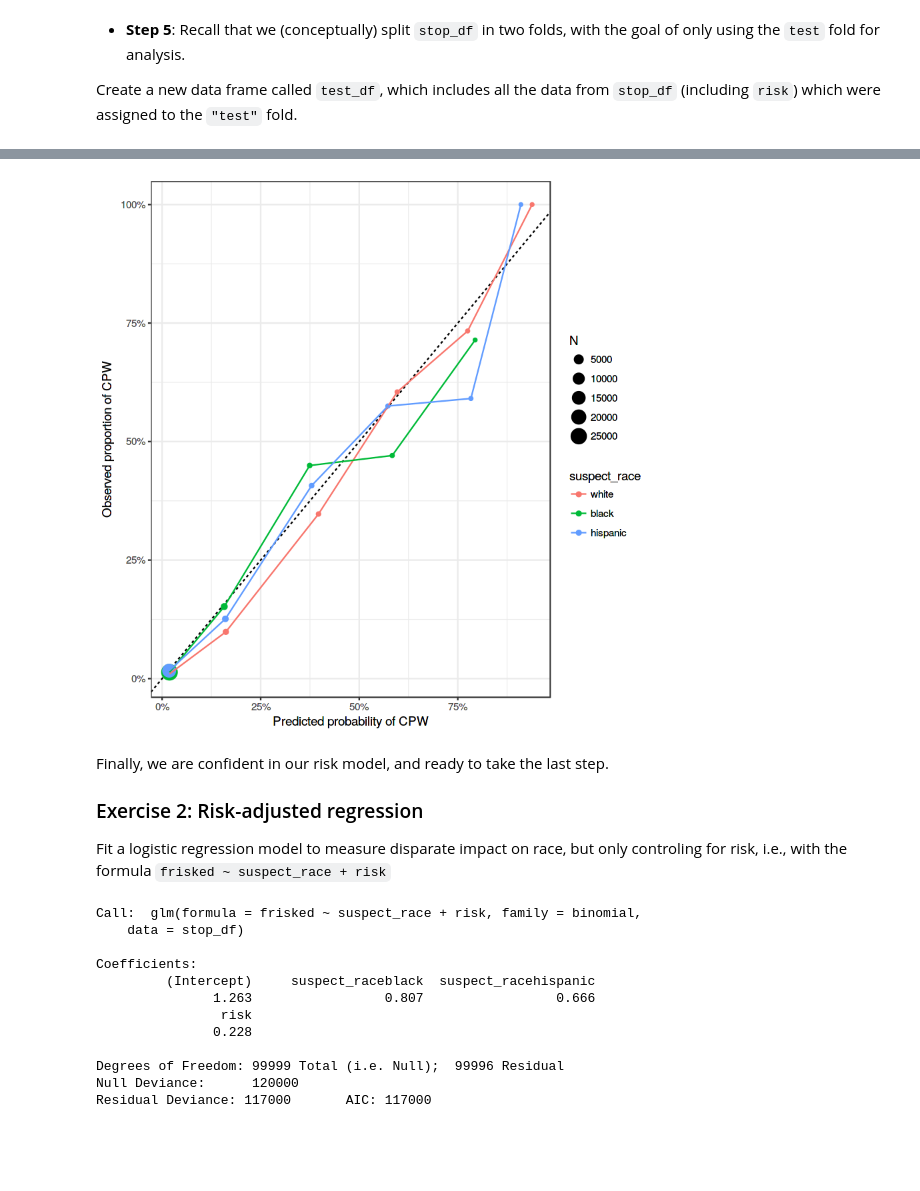
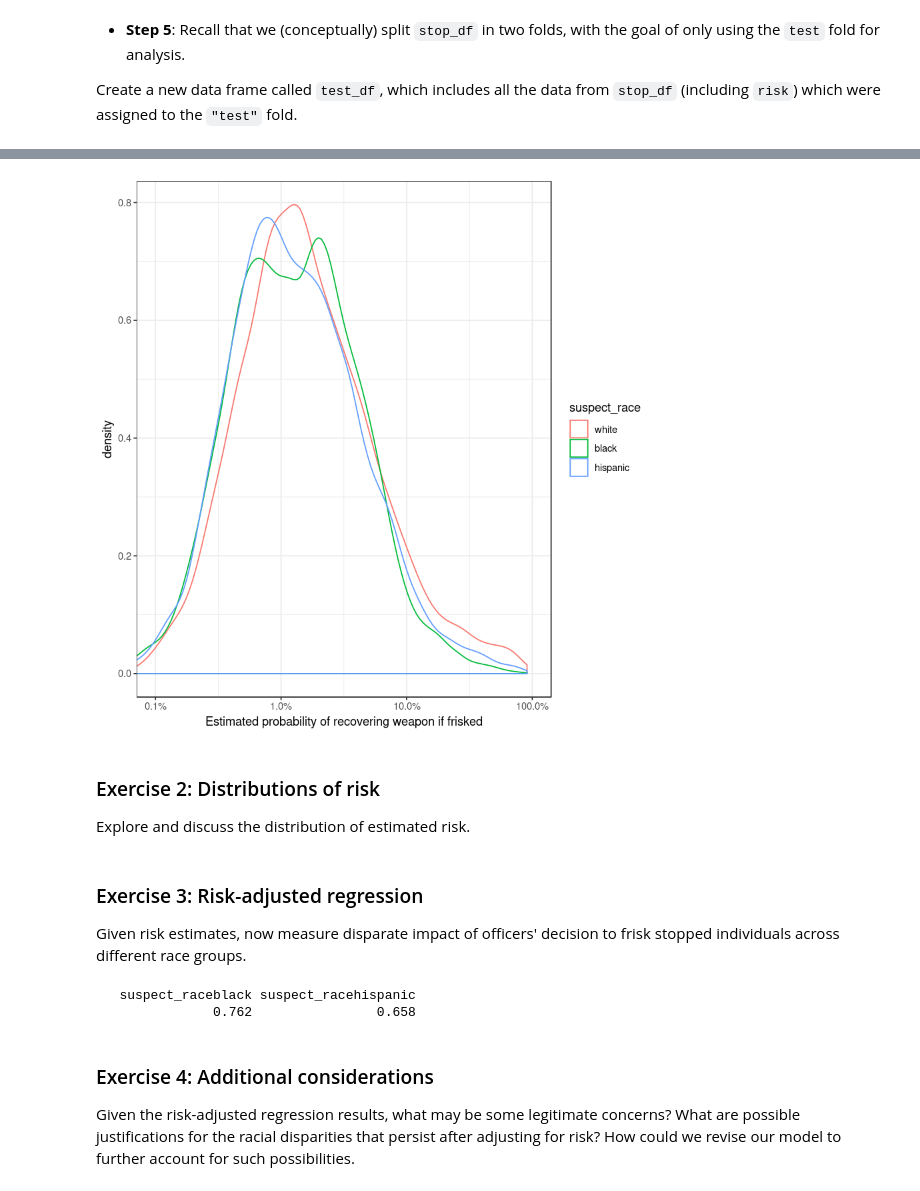
Before and after one commit to stanford-policylab/law-order-algo, a Jupyter notebook: notebooks/week-5-included_var_bias_2-answers.ipynb, the cells around one changed output, grey strips where cells are left out. Saved outputs shown, nothing was run; the diff lists cells and outputs as text; code cells hidden in the pictures; blank space fills up the shorter version.

```diff
--- a/notebooks/week-5-included_var_bias_2-answers.ipynb
+++ b/notebooks/week-5-included_var_bias_2-answers.ipynb
@@ -125,7 +123,7 @@ stop_df <- stop_df %>%
 # Subset the stop_df data to train cases where the individual was frisked
 # WRITE CODE HERE
 # START solution
-frisk_df <- stop_df %>%
+frisked_train_df <- stop_df %>%
     filter(fold == "train", frisked)
 # END solution
 # %% [markdown]
@@ -134,8 +134,8 @@ frisk_df <- stop_df %>%
 # Using the subset of data from Step 2, fit the logistic regression model: found_weapon ~ (all legitimate features in feats)
 # WRITE CODE HERE
 # START solution
-risk_formula <- as.formula(paste("found_weapon ~", paste(feats, collapse = "+")))
-risk_model <- glm(risk_formula, data = frisk_df, family = binomial)
+risk_formula <- reformulate(feats, response = "found_weapon")
+risk_model <- glm(risk_formula, data = frisked_train_df, family = binomial)
 # END solution
 # %% [markdown]
 * **Step 4**: Use the `risk_model` from above to generate a column of model estimated risk (we'll name this column `risk`) on the original `stop_df` data.
@@ -153,6 +153,10 @@ stop_df <- stop_df %>%
 
 Create a new data frame called `test_df`, which includes all the data from `stop_df` (including `risk`) which were assigned to the `"test"` fold.
 # %%
-test_df <- stop_df %>%
+test_df <-
+# WRITE CODE HERE
+# START solution
+    stop_df %>%
     filter(fold == "test")
+# END solution
 # %% [markdown]
@@ -173,26 +168,12 @@ weapons found on the y-axis, while plotting points/lines separately for each gro
-# %%
-# TODO(?): We're being super hand-wavy here about scales (i.e., logit/probability). How much do we want/need to dive into the weeds?
-# An example with race
-race_calib_pd <- test_df %>%
-    mutate(p_cpw = binomial()$linkinv(risk),
-           risk_bin = plyr::round_any(p_cpw, 0.2)) %>%
-    group_by(suspect_race, risk_bin) %>%
-    summarize(N = n(),
-              mean_cpw = mean(found_weapon),
-              p_cpw = mean(p_cpw))
-
-ggplot(race_calib_pd, aes(x = p_cpw, y = mean_cpw)) +
-    geom_abline(intercept = 0, slope = 1, linetype = "dashed") +
-    geom_point(aes(color = suspect_race, size = N)) +
-    geom_line(aes(color = suspect_race)) +
-    scale_x_continuous("Predicted probability of CPW", labels = scales::percent) +
-    scale_y_continuous("Observed proportion of CPW", labels = scales::percent)
-# %% [output]
-[figure, removed]
-# %% [markdown]
-Finally, we are confident in our risk model, and ready to take the last step.
-
-### Exercise 2: Risk-adjusted regression
-
-Fit a logistic regression model to measure disparate impact on race, but only controling for risk, i.e., with the formula
-`frisked ~ suspect_race + risk`
+# %%
+ggplot(test_df, aes(x = binomial()$linkinv(risk))) +
+geom_density(aes(color = suspect_race)) +
+scale_x_log10("Estimated probability of recovering weapon if frisked",
+              labels = scales::percent_format(.1)) +
+coord_cartesian(xlim = c(0.001, 1))
+# %% [output]
+[figure, added]
+# %% [markdown]
+### Exercise 2: Distributions of risk
+
+Explore and discuss the distribution of estimated risk.
@@ -199,18 +182,19 @@ Fit a logistic regression model to measure disparate impact on race, but only co
+# %% [markdown]
+### Exercise 3: Risk-adjusted regression
+
+Given risk estimates, now measure disparate impact of officers' decision to frisk stopped individuals across different race groups.
 # %%
 # WRITE CODE HERE
 # START solution
-glm(frisked ~ suspect_race + risk, stop_df, family = binomial)
+rar_model <- glm(frisked ~ suspect_race + risk, test_df, family = binomial)
+print(race_coefs(rar_model))
 # END solution
 # %% [output]
-Call:  glm(formula = frisked ~ suspect_race + risk, family = binomial,
-    data = stop_df)
-
-Coefficients:
-         (Intercept)     suspect_raceblack  suspect_racehispanic
-               1.263                 0.807                 0.666
-                risk
-               0.228
-
-Degrees of Freedom: 99999 Total (i.e. Null);  99996 Residual
-Null Deviance:      120000
-Residual Deviance: 117000       AIC: 117000
+   suspect_raceblack suspect_racehispanic
+               0.762                0.658
+# %% [markdown]
+### Exercise 4: Additional considerations
+
+Given the risk-adjusted regression results, what may be some legitimate concerns?
+What are possible justifications for the racial disparities that persist after adjusting for risk?
+How could we revise our model to further account for such possibilities.
```
Also changed, not shown: parts of 11 cells of this notebook.
